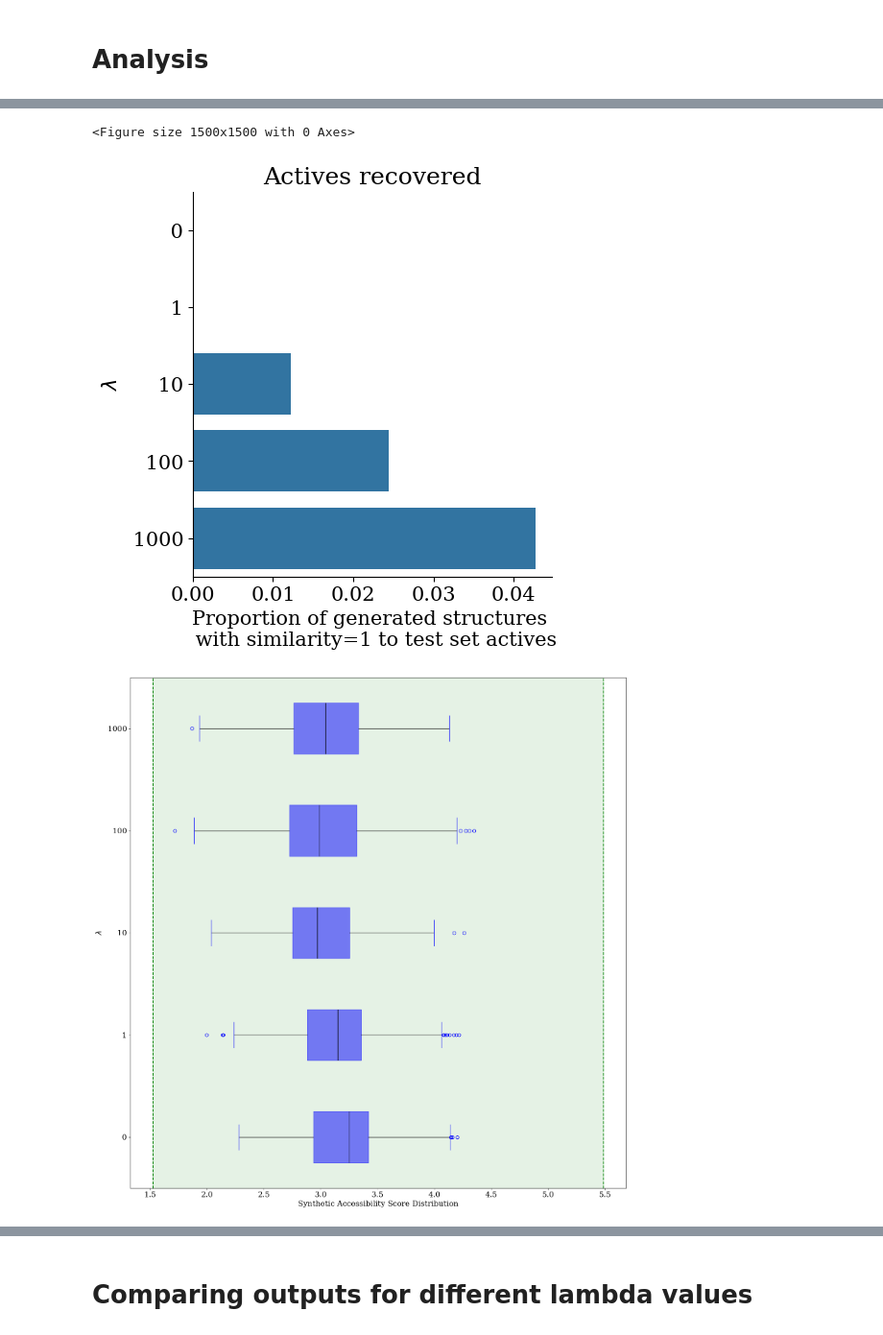
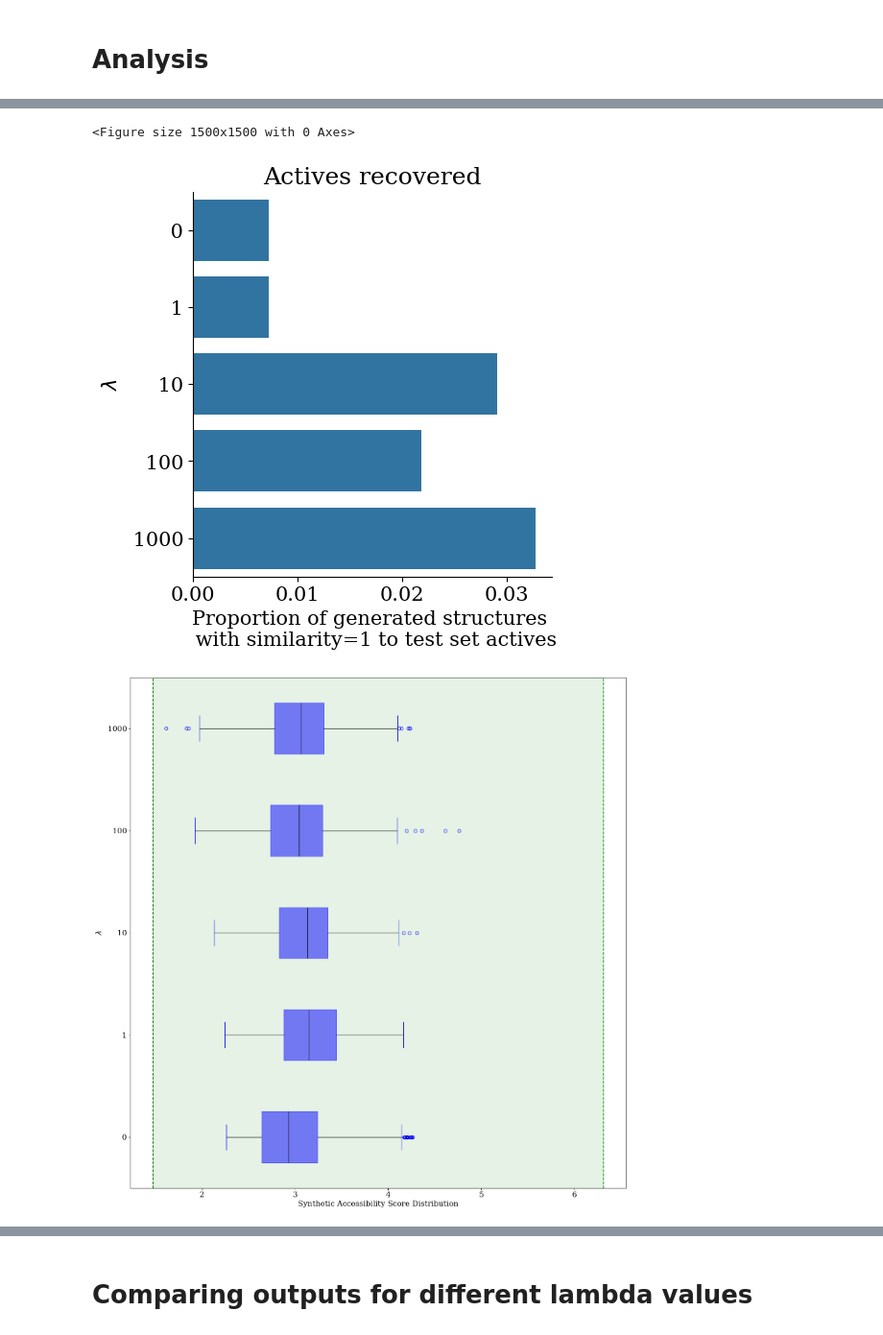
Before and after one commit to maxime-langevin/diverse_molecule_generation, a Jupyter notebook: egfr_analysis.ipynb, the cells around one changed output, grey strips where cells are left out. Shown at 96% size. Saved outputs shown, nothing was run; the diff lists cells and outputs as text; code cells hidden in the pictures.

Commit message:
update_figures_with_new_data

```diff
--- a/egfr_analysis.ipynb
+++ b/egfr_analysis.ipynb
@@ -1,10 +1,9 @@
 # %% [markdown]
 # Assay and run directory
 # %%
-
-assay_name = "egfr_cleaned"
-dataset_name = "datasets/egfr_cleaned.csv"
-rundir = "results/lstm_hc/egfr_cleaned/"
+assay_name = "drd2_cleaned"
+dataset_name = "datasets/drd2_cleaned.csv"
+rundir = "results/lstm_hc/drd2_cleaned/"
 pca_components = 50
 kmeans = True
 # %% [markdown]
@@ -89,7 +108,6 @@ runs = []
 smiles_list = []
 scores_list = []
 scores_trajectories = []
-smiles_trajectories = []
 
 l = [
     "ecfp4_range_physchem_range_ecfp4_counts_beta_ 0_threshold_0.7",
@@ -100,12 +118,10 @@ l = [
 ]
 
 
-EPOCHS = [0, 10, 20]
 
 for directory in l:
     smiles = []
     scores = []
-    trajectories = [[] for i in range(len(EPOCHS))]
     average_trajectories = []
     for result_dir in os.listdir(os.path.join(rundir, directory)):
         try:
@@ -125,11 +141,6 @@ for directory in l:
                         ]
                     )
                 )
-                for j, epoch in enumerate(EPOCHS):
-                    trajectories[j].extend(
-                        [row["smiles"] for row in results["statistics"]][epoch]
-                    )
-
         except:
             pass
     if len(smiles) > 0:
@@ -137,7 +148,6 @@ for directory in l:
         scores_trajectories.append(average_trajectories)
         smiles_list.append(smiles)
         scores_list.append(scores)
-        smiles_trajectories.append(trajectories)
 # %%
 actives = []
 inactives = []
@@ -204,10 +250,12 @@ pca_active = pca.transform(fps_active_as_array)
 pca_inactive = pca.transform(fps_inactive_as_array)
 
 pca_generated = []
+int_diversity_generated = []
 
 for i, run in enumerate(runs):
     curr_fps_generated = fps_generated_as_array[i]
     pca_generated.append(pca.transform(curr_fps_generated))
+    int_diversity_generated.append(compute_internal_jaccard_diversity(curr_fps_generated))
 # %%
 xmin_ymin = np.amin(
     np.vstack([np.amin(p, axis=0) for p in pca_generated]), axis=0
@@ -227,19 +275,14 @@ t = np.linspace(0, 2 * np.pi, n)
 l = 1.4  # Factor for considering only the generated structures that are far from the main cluster
 # %%
 runs_to_display = runs
-# runs_to_display = runs
 fig, axs = plt.subplots(
     figsize=(20, 20), nrows=max(1, math.ceil(len(runs_to_display) / 3)), ncols=3
 )
-# suptitle_tmp = 'AD : ' + runs_to_display[0].split('_beta_ ')[0] + '- Effect of beta'
-# fig.suptitle(suptitle_tmp, fontsize=30)
-
 
 for i, run in enumerate(runs_to_display):
     print(runs)
     print(run)
     index = runs.index(run)
-    print(index)
     pca_gen = pca_generated[index]
     # For displaying the ellipse arounfd the main cluster
     [x_min, x_max] = [
@@ -258,7 +301,8 @@ for i, run in enumerate(runs_to_display):
     ax = axs.flatten()[i]
     run_title_tmp = run.split("_beta_ ")[1]
     run_title_tmp = run.split("_")[7]
-    run_title = "$\lambda$=" + run_title_tmp
+    int_diversity = round(int_diversity_generated[index], 2)
+    run_title = f"$\lambda$={run_title_tmp} ({int_diversity})"
     ax.set_title(run_title.replace("_", " "), fontsize=30)
     ax.set_ylim(y_lims)
     ax.set_xlim(x_lims)
@@ -643,7 +651,7 @@ plt.title("Actives recovered")
 plt.show()
 # %% [output]
 <Figure size 1500x1500 with 0 Axes>
-[figure, old version]
+[figure, new version]
 # %%
 qed_dataset = []
 sas_dataset = []
@@ -684,38 +692,36 @@ box = plt.boxplot(
     SAS_for_results,
     labels=[x.split("_")[-3] for x in runs],
     vert=False,
     patch_artist=True,
     boxprops=dict(facecolor=c, color=c, alpha=0.5),
     capprops=dict(color=c),
     whiskerprops=dict(color="k"),
     flierprops=dict(color=c, markeredgecolor=c),
     medianprops=dict(color="k"),
 )
 
-
-# plt.boxplot(QED, vert=False)
-# plt.yticks(np.arange(len(runs)) + 1, labels=runs, rotation='horizontal')
+## DOUBLE CHECK
 plt.axvline(
-    np.percentile(sas_dataset, 100), ls="--", label="Dataset extreme QED values", c="g"
+    np.percentile(sas_dataset, 100), ls="--", label="Dataset extreme SAS values", c="g"
 )
 plt.axvline(np.percentile(sas_dataset, 0), ls="--", c="g")
 xmin, xmax, ymin, ymax = plt.axis()
 plt.fill_between(
     [np.percentile(sas_dataset, 0), np.percentile(sas_dataset, 100)],
     ymin,
     ymax,
     color="g",
     alpha=0.1,
-    label="Valid QED",
+    label="Valid SAS",
 )
 plt.xlabel("Synthetic Accessibility Score Distribution")
 plt.ylabel("$\lambda$", fontsize = 15) # y-axis label with fontsize 15
 plt.xticks()
 plt.yticks()
 
 
 plt.tight_layout()
 # %% [output]
-[figure, old version]
+[figure, new version]
 # %%
 plt.figure(figsize=(15, 15))
```
Also changed, not shown: parts of 35 cells of this notebook, 34 other files.
